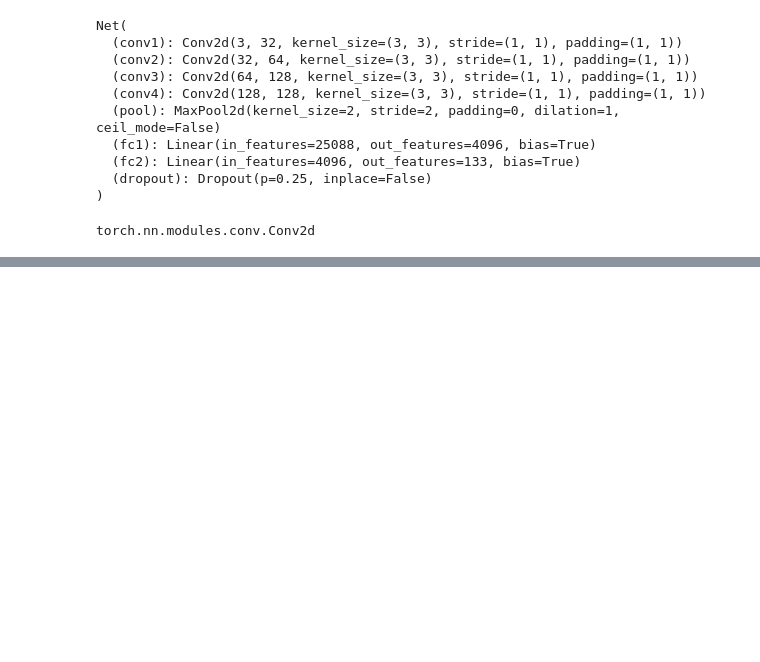
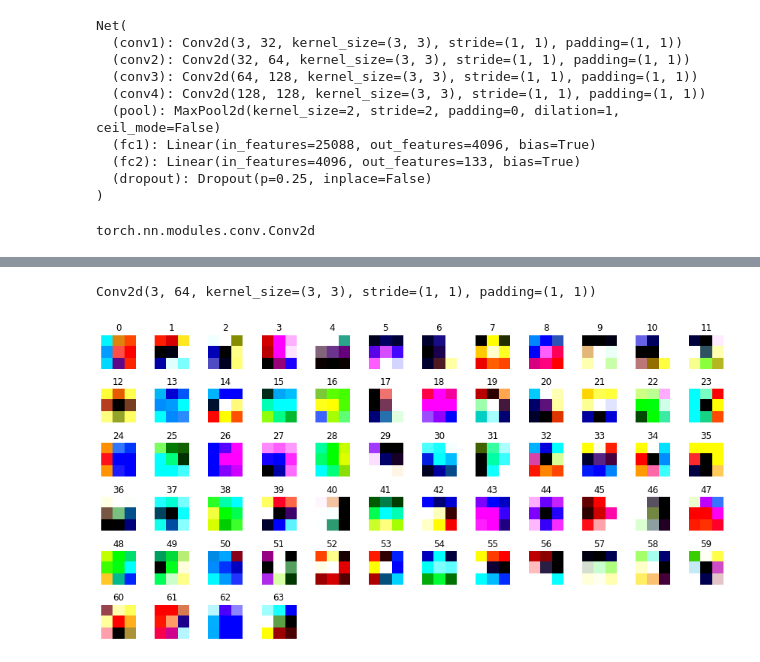
Before and after one commit to BayTown/UD-MLND-Dog-Breed-Classifier, a Jupyter notebook: visualize_CNN.ipynb, the cells around one changed output, grey strips where cells are left out. Drawn from its saved outputs; the diff is of its cells as text; code cells hidden in the pictures; blank space fills up the shorter version.

```diff
--- a/visualize_CNN.ipynb
+++ b/visualize_CNN.ipynb
@@ -230,0 +231,7 @@ plot_weights(model_scratch.conv1, single_channel=False, collated=False)
+# %%
+import torch
+import torchvision.models as models
+from ipywidgets import IntProgress
+
+# define VGG16 model
+VGG16 = models.resnet50(pretrained=True)
@@ -230,0 +241,8 @@ plot_weights(model_scratch.conv1, single_channel=False, collated=False)
+# %%
+VGG16.features[0]
+# %% [output]
+Conv2d(3, 64, kernel_size=(3, 3), stride=(1, 1), padding=(1, 1))
+# %%
+plot_weights(VGG16.features[0], single_channel=False, collated=True)
+# %% [output]
+[figure, added]
```
Also changed, not shown: parts of 3 cells of this notebook, 8 other files.
